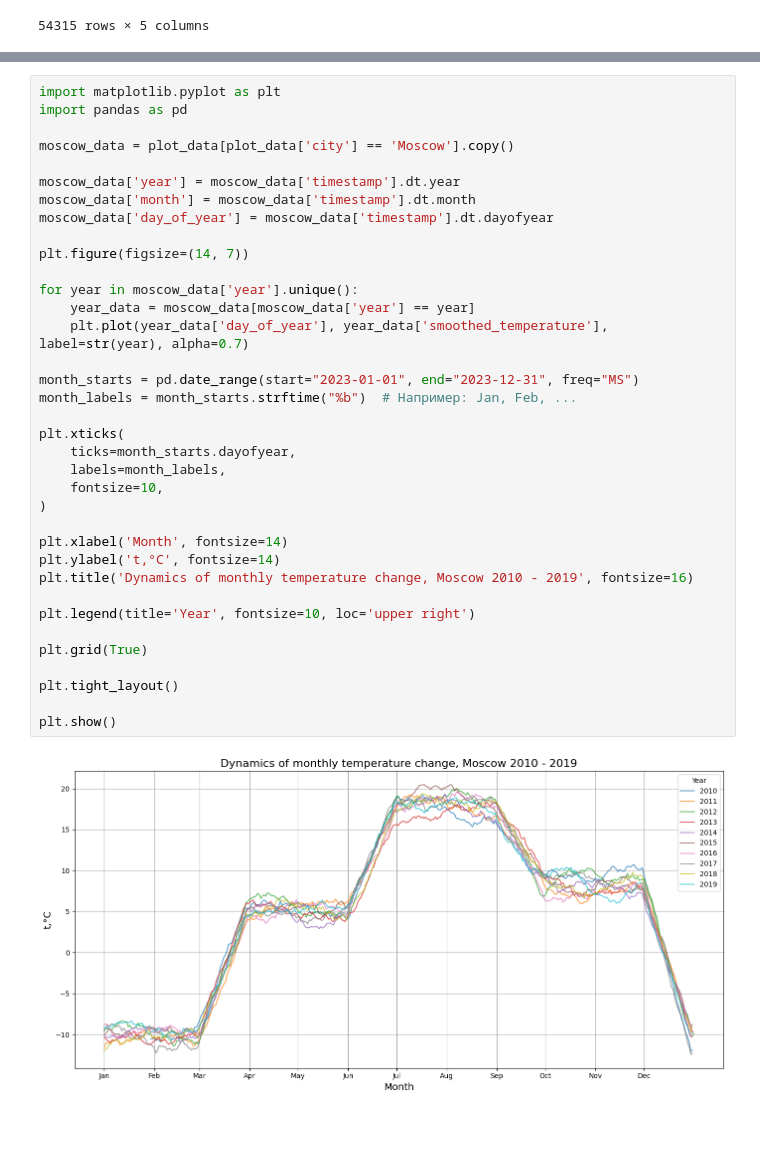
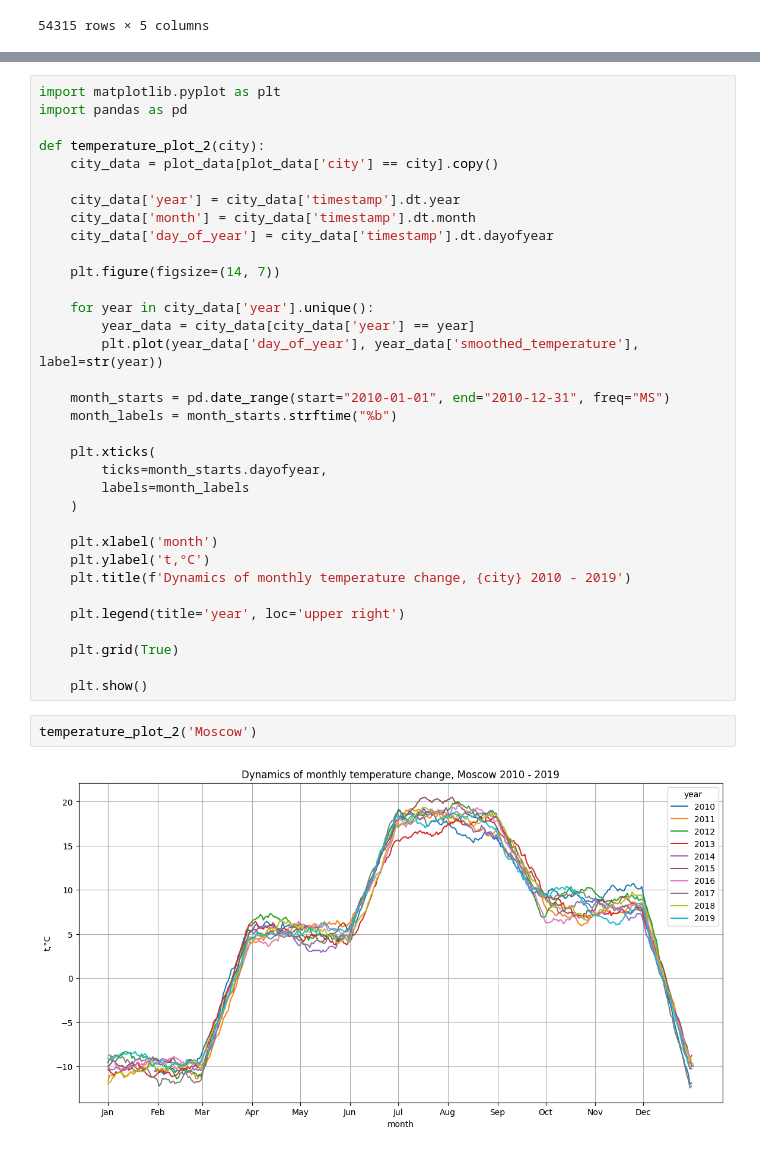
Before and after one commit to vasilyryabtsev/temperature-data, a Jupyter notebook: historical_data_analysis.ipynb, the cells around one changed output, grey strips where cells are left out. Saved outputs shown, nothing was run; the diff lists cells and outputs as text; blank space fills up the shorter version.

```diff
--- a/historical_data_analysis.ipynb
+++ b/historical_data_analysis.ipynb
@@ -217,37 +218,37 @@ plt.show()
 import matplotlib.pyplot as plt
 import pandas as pd
 
-moscow_data = plot_data[plot_data['city'] == 'Moscow'].copy()
+def temperature_plot_2(city):
+    city_data = plot_data[plot_data['city'] == city].copy()
 
-moscow_data['year'] = moscow_data['timestamp'].dt.year
-moscow_data['month'] = moscow_data['timestamp'].dt.month
-moscow_data['day_of_year'] = moscow_data['timestamp'].dt.dayofyear
+    city_data['year'] = city_data['timestamp'].dt.year
+    city_data['month'] = city_data['timestamp'].dt.month
+    city_data['day_of_year'] = city_data['timestamp'].dt.dayofyear
 
-plt.figure(figsize=(14, 7))
+    plt.figure(figsize=(14, 7))
 
-for year in moscow_data['year'].unique():
-    year_data = moscow_data[moscow_data['year'] == year]
-    plt.plot(year_data['day_of_year'], year_data['smoothed_temperature'], label=str(year), alpha=0.7)
+    for year in city_data['year'].unique():
+        year_data = city_data[city_data['year'] == year]
+        plt.plot(year_data['day_of_year'], year_data['smoothed_temperature'], label=str(year))
 
-month_starts = pd.date_range(start="2023-01-01", end="2023-12-31", freq="MS")
-month_labels = month_starts.strftime("%b")  # Например: Jan, Feb, ...
+    month_starts = pd.date_range(start="2010-01-01", end="2010-12-31", freq="MS")
+    month_labels = month_starts.strftime("%b")
 
-plt.xticks(
-    ticks=month_starts.dayofyear,
-    labels=month_labels,
-    fontsize=10,
-)
+    plt.xticks(
+        ticks=month_starts.dayofyear,
+        labels=month_labels
+    )
 
-plt.xlabel('Month', fontsize=14)
-plt.ylabel('t,°C', fontsize=14)
-plt.title('Dynamics of monthly temperature change, Moscow 2010 - 2019', fontsize=16)
+    plt.xlabel('month')
+    plt.ylabel('t,°C')
+    plt.title(f'Dynamics of monthly temperature change, {city} 2010 - 2019')
 
-plt.legend(title='Year', fontsize=10, loc='upper right')
+    plt.legend(title='year', loc='upper right')
 
-plt.grid(True)
+    plt.grid(True)
 
-plt.tight_layout()
-
-plt.show()
+    plt.show()
-# %% [output]
-[figure, removed]
+# %%
+temperature_plot_2('Moscow')
+# %% [output]
+[figure, added]
```
Also changed, not shown: parts of 2 cells of this notebook.
